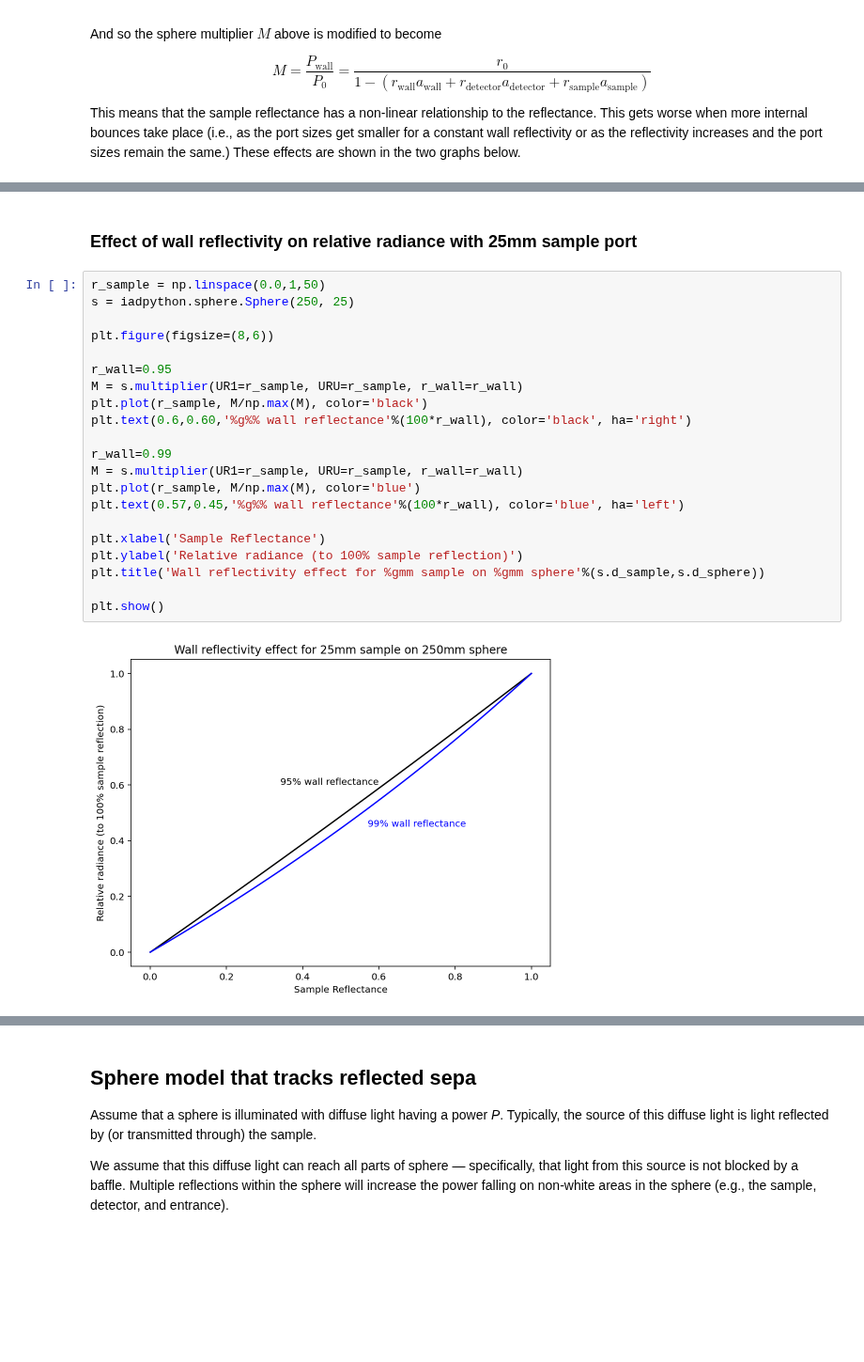
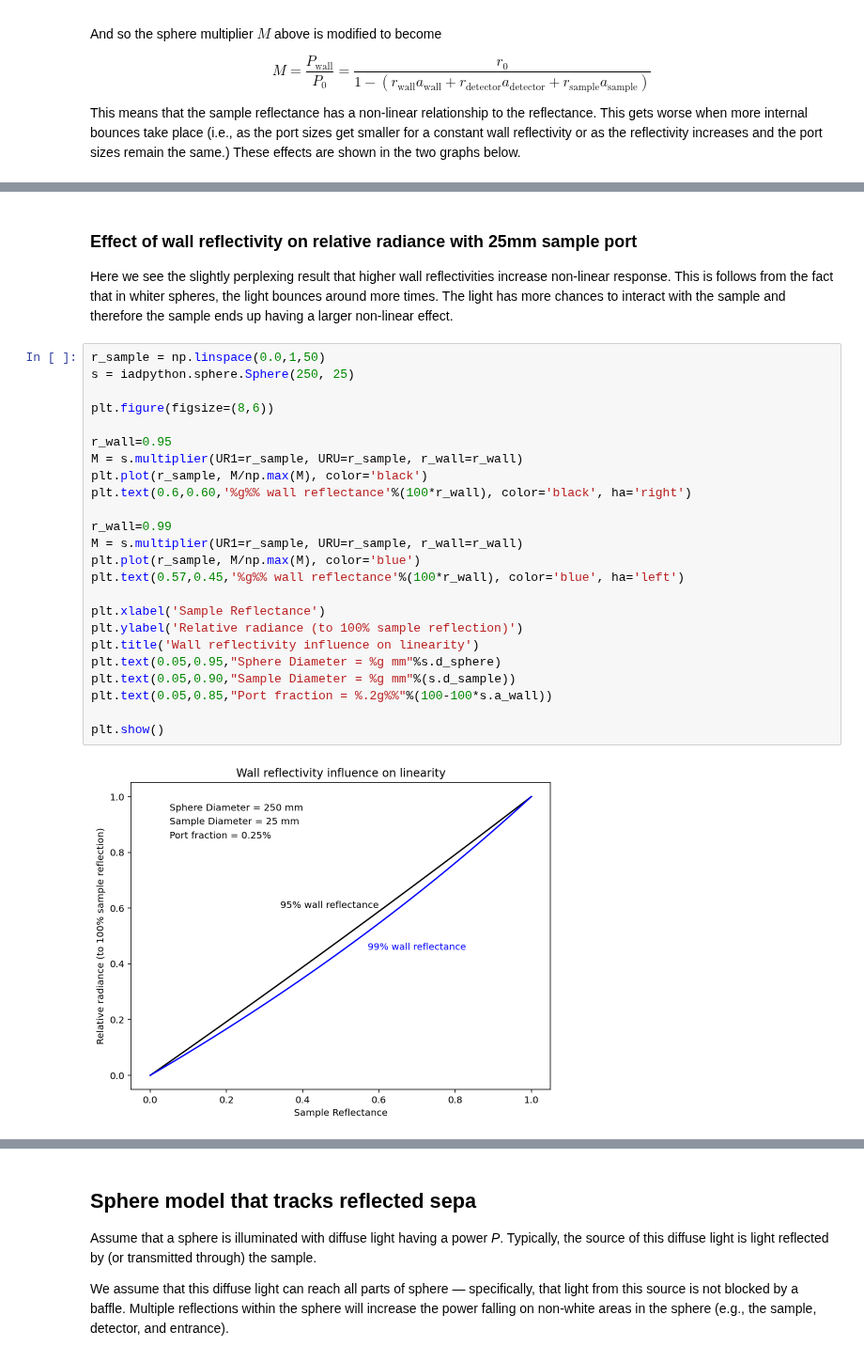
Before and after one commit to scottprahl/iadpython, a Jupyter notebook: docs/sphere.ipynb, the cells around one changed output, grey strips where cells are left out. Shown at 94% size. Cells and saved outputs as stored; diff of their text form; blank space fills up the shorter version.

```diff
--- a/docs/sphere.ipynb
+++ b/docs/sphere.ipynb
@@ -293,26 +309,31 @@ plt.show()
 # %% [markdown]
 ### Effect of wall reflectivity on relative radiance with 25mm sample port
+
+Here we see the slightly perplexing result that higher wall reflectivities increase non-linear response.  This is follows from the fact that in whiter spheres, the light bounces around more times.  The light has more chances to interact with the sample and therefore the sample ends up having a larger non-linear effect.
 # %%
 r_sample = np.linspace(0.0,1,50)
 s = iadpython.sphere.Sphere(250, 25)
 
 plt.figure(figsize=(8,6))
 
 r_wall=0.95
 M = s.multiplier(UR1=r_sample, URU=r_sample, r_wall=r_wall)
 plt.plot(r_sample, M/np.max(M), color='black')
 plt.text(0.6,0.60,'%g%% wall reflectance'%(100*r_wall), color='black', ha='right')
 
 r_wall=0.99
 M = s.multiplier(UR1=r_sample, URU=r_sample, r_wall=r_wall)
 plt.plot(r_sample, M/np.max(M), color='blue')
 plt.text(0.57,0.45,'%g%% wall reflectance'%(100*r_wall), color='blue', ha='left')
 
 plt.xlabel('Sample Reflectance')
 plt.ylabel('Relative radiance (to 100% sample reflection)')
-plt.title('Wall reflectivity effect for %gmm sample on %gmm sphere'%(s.d_sample,s.d_sphere))
+plt.title('Wall reflectivity influence on linearity')
+plt.text(0.05,0.95,"Sphere Diameter = %g mm"%s.d_sphere)
+plt.text(0.05,0.90,"Sample Diameter = %g mm"%(s.d_sample))
+plt.text(0.05,0.85,"Port fraction = %.2g%%"%(100-100*s.a_wall))
 
 plt.show()
 # %% [output]
-[figure, old version]
+[figure, new version]
 # %% [markdown]
```
Also changed, not shown: parts of 8 cells of this notebook.
